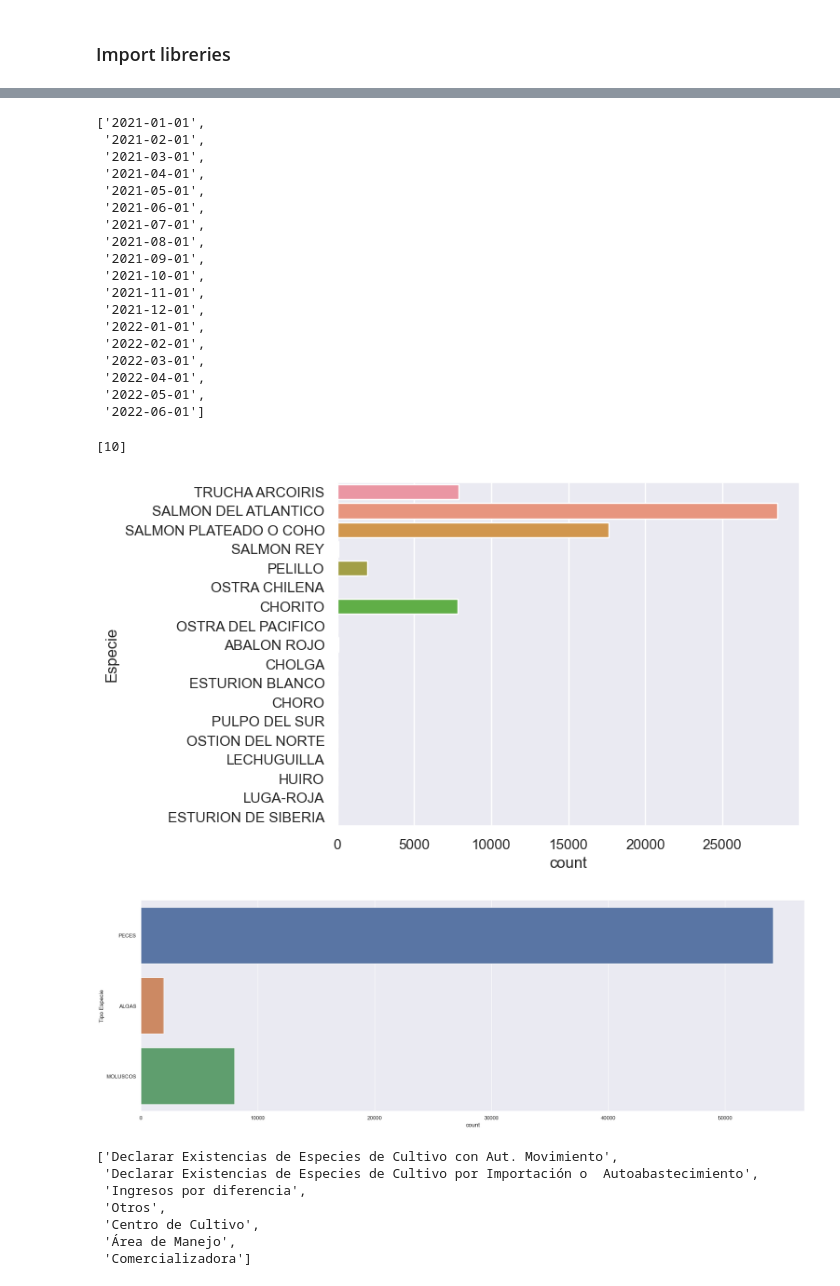
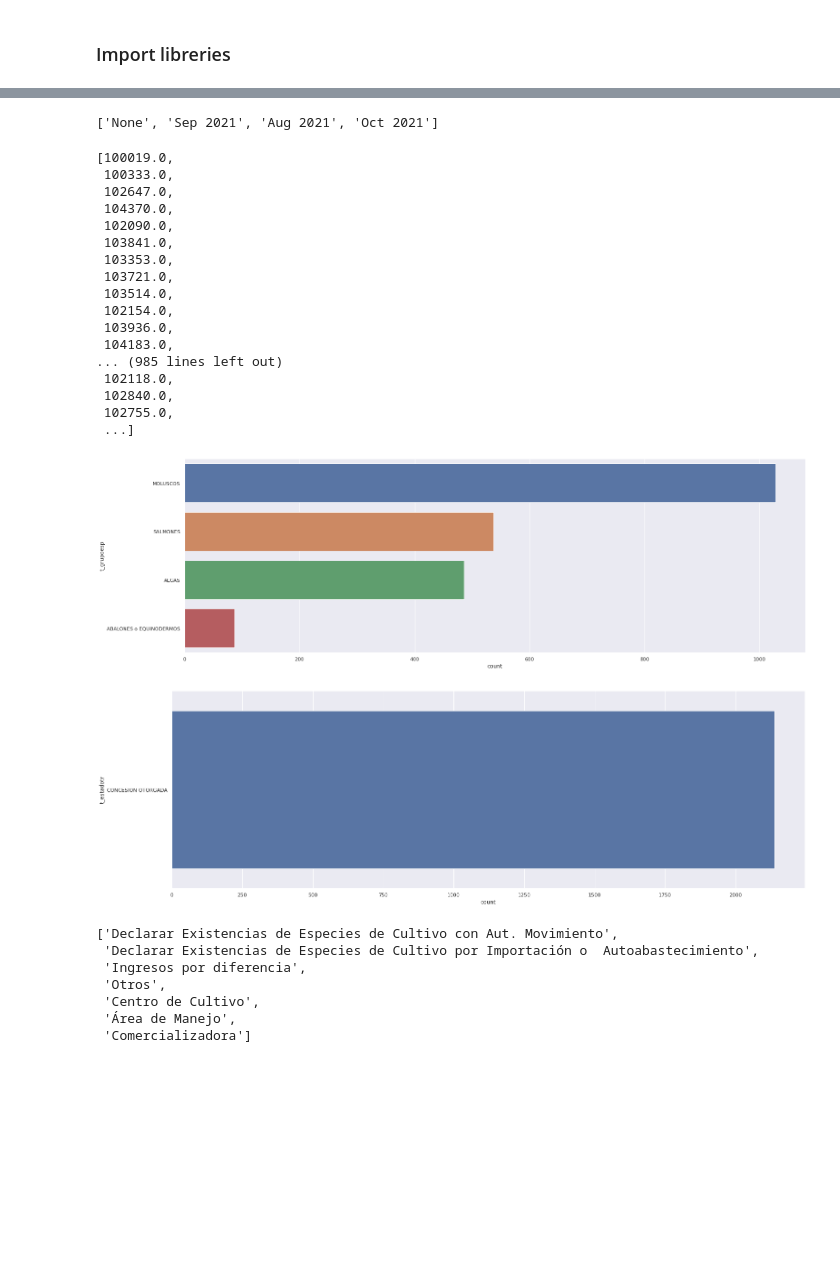
Before and after one commit to pedropablosilvaa/tesis_magister, a Jupyter notebook: notebooks/1_04_EDA_sernapesca_existencias.ipynb, the cells around one changed output, grey strips where cells are left out. Saved outputs shown, nothing was run; the diff lists cells and outputs as text; code cells hidden in the pictures; blank space fills up the shorter version.

```diff
--- a/notebooks/1_04_EDA_sernapesca_existencias.ipynb
+++ b/notebooks/1_04_EDA_sernapesca_existencias.ipynb
@@ -24,5 +24,4 @@ import geopandas as gpd
 # %%
 %%time
-ingresos_raw = gpd.read_file("../data/datos_sernapesca/centros_existencias/existencia_moluscos.shp")
-ingresos_raw
+existencias_molusc = gpd.read_file("../data/datos_sernapesca/centros_existencias/existencia_moluscos.shp")
 # %% [output]
@@ -174,46 +169,45 @@ ingresos_raw.columns.to_list()
 # %%
-ingresos_raw['Fecha'] = pd.to_datetime(ingresos_raw['Año'].astype(str) +'/'+ ingresos_raw['Mes'].astype(str), format="%Y/%m")
+#ingresos_raw['Fecha'] = pd.to_datetime(ingresos_raw['Año'].astype(str) +'/'+ ingresos_raw['Mes'].astype(str), format="%Y/%m")
 #ingresos_raw['Fecha'].unique().tolist()
-ingresos_raw['Fecha'].astype(str).unique().tolist()
+existencias_molusc['fecha_3m'].astype(str).unique().tolist()
 # %% [output]
-['2021-01-01',
- '2021-02-01',
- '2021-03-01',
- '2021-04-01',
- '2021-05-01',
- '2021-06-01',
- '2021-07-01',
- '2021-08-01',
- '2021-09-01',
- '2021-10-01',
- '2021-11-01',
- '2021-12-01',
- '2022-01-01',
- '2022-02-01',
- '2022-03-01',
- '2022-04-01',
- '2022-05-01',
- '2022-06-01']
+['None', 'Sep 2021', 'Aug 2021', 'Oct 2021']
 # %%
 #ingresos_raw['Especie'].unique().tolist()
-ingresos_raw['Región'].unique().tolist()
+existencias_molusc['codigocent'].unique().tolist()
 # %% [output]
-[10]
+[100019.0,
+ 100333.0,
+ 102647.0,
+ 104370.0,
+ 102090.0,
+ 103841.0,
+ 103353.0,
+ 103721.0,
+ 103514.0,
+ 102154.0,
+ 103936.0,
+ 104183.0,
+... (985 lines left out)
+ 102118.0,
+ 102840.0,
+ 102755.0,
+ ...]
 # %%
 def count_clases(df, column_name):
     sns.set_theme(style="darkgrid")
     ax = sns.countplot(y=column_name, data=df)
     sns.set(rc = {'figure.figsize':(25,8)})
     #for item in ax.get_xticklabels():
     #    item.set_rotation(90)
 
-count_clases(ingresos_raw,'Especie')
+count_clases(existencias_molusc,'t_grupoesp')
 # %% [output]
-[figure, old version]
+[figure, new version]
 # %%
-count_clases(ingresos_raw, 'Tipo Especie')
+count_clases(existencias_molusc, 't_estadotr')
 # %% [output]
-[figure, old version]
+[figure, new version]
 # %%
 ingresos_raw['Origen'].unique().tolist()
 # %% [output]
```
Also changed, not shown: parts of 13 cells of this notebook, 14 other files.
